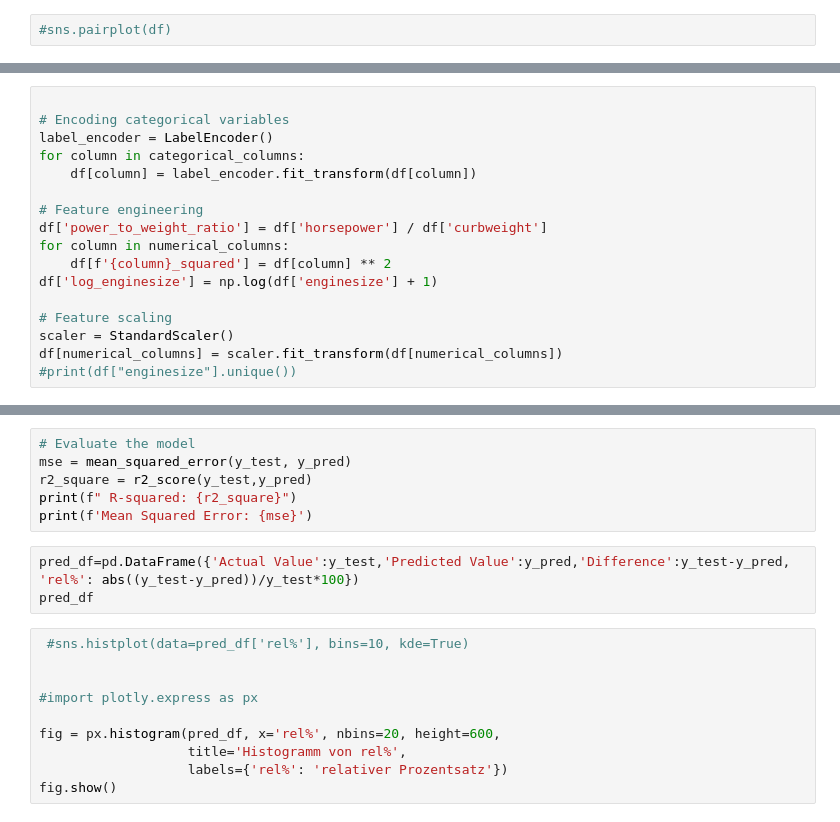
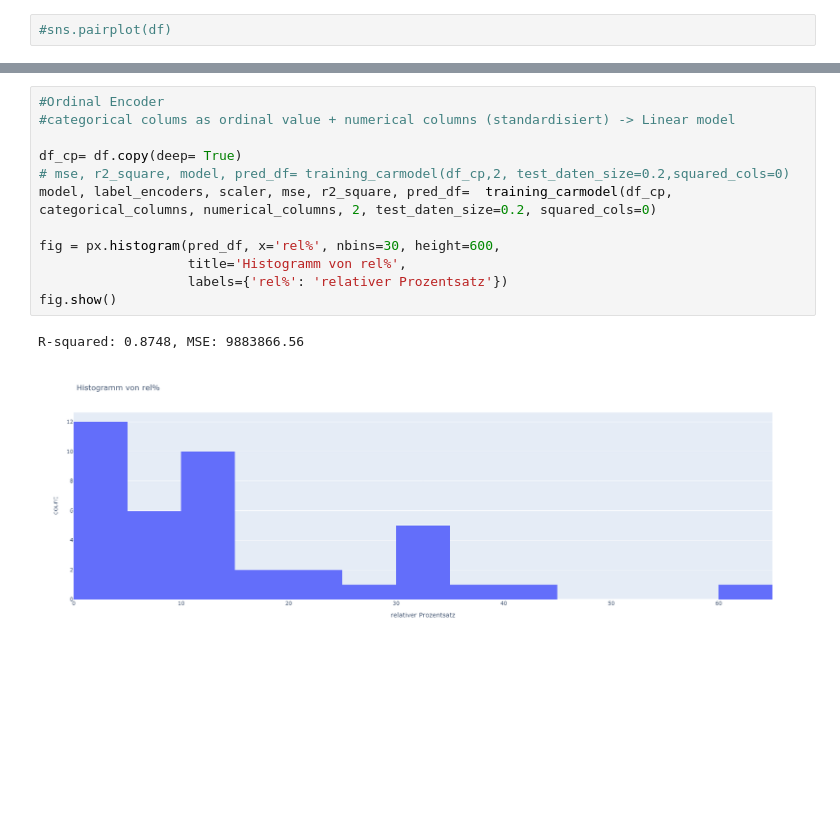
Before and after one commit to gfwu61/DataScientist, a Jupyter notebook: CarPricePrediction.ipynb, the cells around one changed output, grey strips where cells are left out. Saved outputs shown, nothing was run; the diff lists cells and outputs as text; blank space fills up the shorter version.

```diff
--- a/CarPricePrediction.ipynb
+++ b/CarPricePrediction.ipynb
@@ -1236,17 +1166,0 @@ fig.show()
-# %%
-
-# Encoding categorical variables
-label_encoder = LabelEncoder()
-for column in categorical_columns:
-    df[column] = label_encoder.fit_transform(df[column])
-
-# Feature engineering
-df['power_to_weight_ratio'] = df['horsepower'] / df['curbweight']
-for column in numerical_columns:
-    df[f'{column}_squared'] = df[column] ** 2
-df['log_enginesize'] = np.log(df['enginesize'] + 1)
-
-# Feature scaling
-scaler = StandardScaler()
-df[numerical_columns] = scaler.fit_transform(df[numerical_columns])
-#print(df["enginesize"].unique())
@@ -1265,19 +1167,15 @@ y_pred = model.predict(X_test)
-# %%
-# Evaluate the model
-mse = mean_squared_error(y_test, y_pred)
-r2_square = r2_score(y_test,y_pred)
-print(f" R-squared: {r2_square}")
-print(f'Mean Squared Error: {mse}')
-# %%
-pred_df=pd.DataFrame({'Actual Value':y_test,'Predicted Value':y_pred,'Difference':y_test-y_pred, 'rel%': abs((y_test-y_pred))/y_test*100})
-pred_df
-# %%
- #sns.histplot(data=pred_df['rel%'], bins=10, kde=True)
-
-
-#import plotly.express as px
-
-fig = px.histogram(pred_df, x='rel%', nbins=20, height=600,
-                   title='Histogramm von rel%',
-                   labels={'rel%': 'relativer Prozentsatz'})
-fig.show()
+# %%
+#Ordinal Encoder
+#categorical colums as ordinal value + numerical columns (standardisiert) -> Linear model
+
+df_cp= df.copy(deep= True)
+# mse, r2_square, model, pred_df= training_carmodel(df_cp,2, test_daten_size=0.2,squared_cols=0)
+model, label_encoders, scaler, mse, r2_square, pred_df=  training_carmodel(df_cp, categorical_columns, numerical_columns, 2, test_daten_size=0.2, squared_cols=0)
+
+fig = px.histogram(pred_df, x='rel%', nbins=30, height=600,
+                   title='Histogramm von rel%',
+                   labels={'rel%': 'relativer Prozentsatz'})
+fig.show()
+# %% [output]
+R-squared: 0.8748, MSE: 9883866.56
+[figure, added]
```
Also changed, not shown: parts of 76 cells of this notebook.
